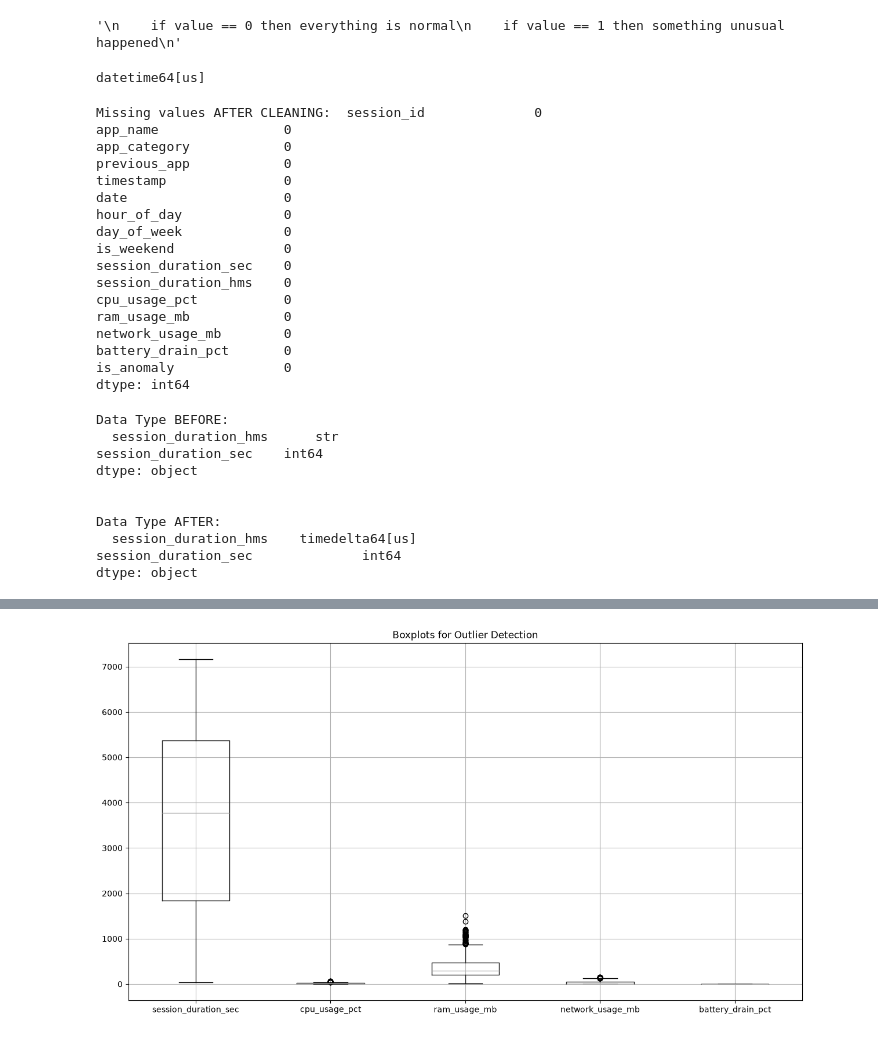
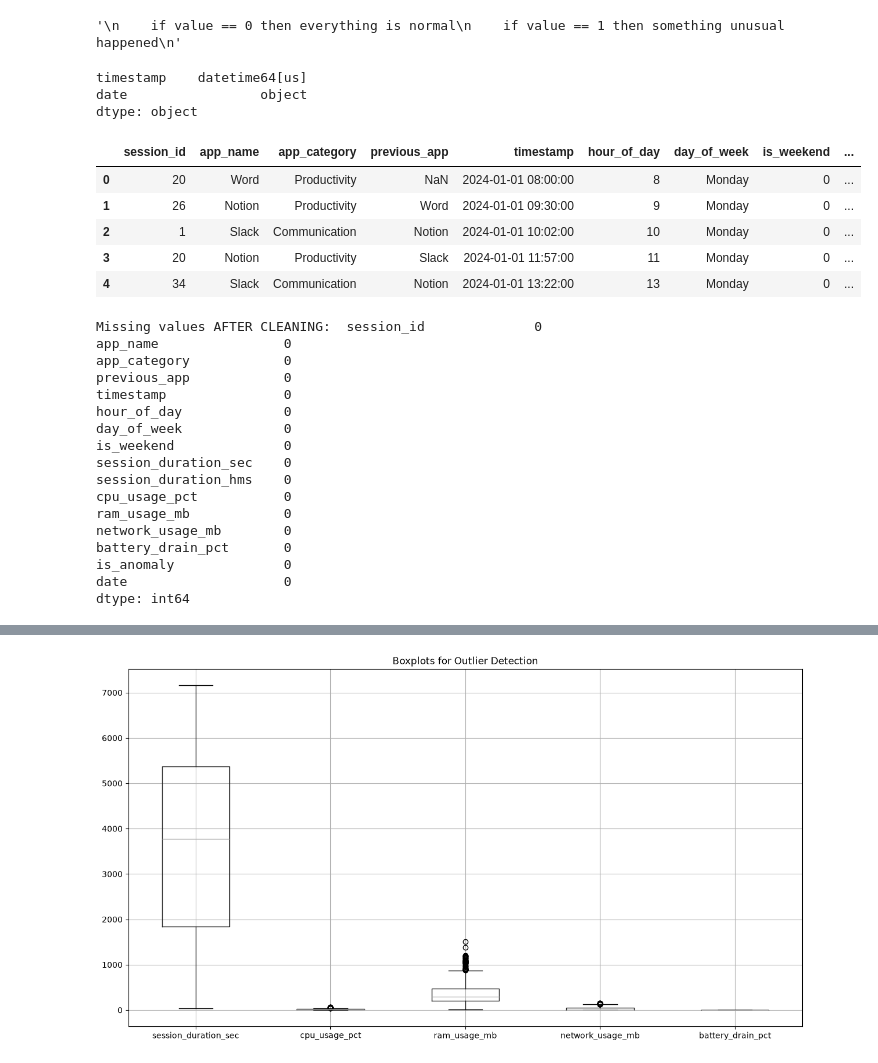
Before and after one commit to softfocuz/Eidolon-The-Living-Mind-Within-the-Machine, a Jupyter notebook: testing.ipynb, the cells around one changed output, grey strips where cells are left out. Cells and saved outputs as stored; diff of their text form; code cells hidden in the pictures.

```diff
--- a/testing.ipynb
+++ b/testing.ipynb
@@ -53,10 +53,21 @@ Anomaly Count:  is_anomaly
 Name: count, dtype: int64
 '\n    if value == 0 then everything is normal\n    if value == 1 then something unusual happened\n'
 # %%
-df['timestamp'] = pd.to_datetime(df['timestamp']) # fix data type from str to datetime
-print(df['timestamp'].dtypes)
+df['timestamp'] = pd.to_datetime(df['timestamp'], dayfirst=True) # fix data type from str to datetime
+df.drop(columns=['date'], inplace=True) # delete original date column
+df['date'] = df['timestamp'].dt.date # create new date column and extract date from timestamp column
+print(df[['timestamp', 'date']].dtypes)
+df.head()
 # %% [output]
-datetime64[us]
+timestamp    datetime64[us]
+date                 object
+dtype: object
+|  | session_id | app_name | app_category | previous_app | timestamp | hour_of_day | day_of_week | is_weekend | ... |
+| 0 | 20 | Word | Productivity | NaN | 2024-01-01 08:00:00 | 8 | Monday | 0 | ... |
+| 1 | 26 | Notion | Productivity | Word | 2024-01-01 09:30:00 | 9 | Monday | 0 | ... |
+| 2 | 1 | Slack | Communication | Notion | 2024-01-01 10:02:00 | 10 | Monday | 0 | ... |
+| 3 | 20 | Notion | Productivity | Slack | 2024-01-01 11:57:00 | 11 | Monday | 0 | ... |
+| 4 | 34 | Slack | Communication | Notion | 2024-01-01 13:22:00 | 13 | Monday | 0 | ... |
 # %%
 df['previous_app'] = df['previous_app'].fillna('NONE') # based on the missing value analysis above[2nd cell], only this column contains missing values
 df.head(1)
@@ -67,7 +78,6 @@ app_name                0
 app_category            0
 previous_app            0
 timestamp               0
-date                    0
 hour_of_day             0
 day_of_week             0
 is_weekend              0
@@ -78,25 +88,11 @@ ram_usage_mb            0
 network_usage_mb        0
 battery_drain_pct       0
 is_anomaly              0
+date                    0
 dtype: int64
 # %%
-print("Data Type BEFORE:\n ", df[['session_duration_hms', 'session_duration_sec']].dtypes)
-df['session_duration_hms'] = pd.to_timedelta(df['session_duration_hms'])
 df['session_duration_sec'] = df['session_duration_sec'].astype(int)
-print("\n\nData Type AFTER:\n ", df[['session_duration_hms', 'session_duration_sec']].dtypes)
-
-# convert session_duration_hms from string to timedelta and ensure session_duration_sec is stored as integer
+# ensure session_duration_sec is stored as integer
-# %% [output]
-Data Type BEFORE:
-  session_duration_hms      str
-session_duration_sec    int64
-dtype: object
-
-
-Data Type AFTER:
-  session_duration_hms    timedelta64[us]
-session_duration_sec              int64
-dtype: object
 # %%
 df.head() # check first five rows
 # %% [output]
```
Also changed, not shown: parts of 7 cells of this notebook, 3 other files.
